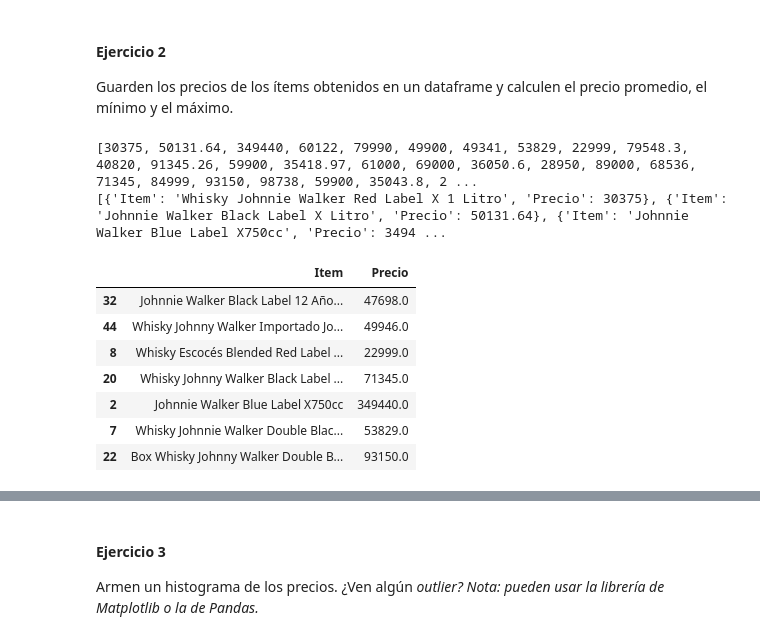
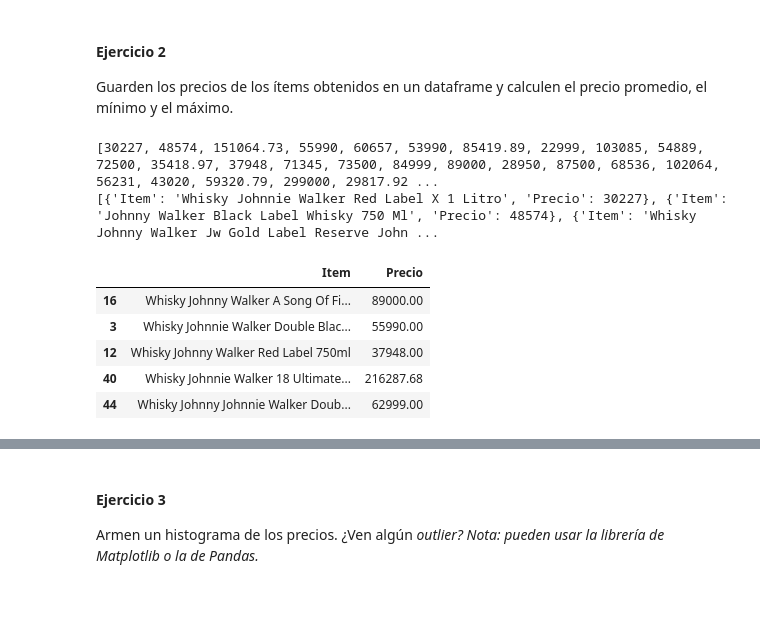
Before and after one commit to fedear402/E337-BD-TPS-G1, a Jupyter notebook: TP1/TP1 - Parte 2.ipynb, the cells around one changed output, grey strips where cells are left out. Drawn from its saved outputs; the diff is of its cells as text; code cells hidden in the pictures; blank space fills up the shorter version.

```diff
--- a/TP1/TP1 - Parte 2.ipynb
+++ b/TP1/TP1 - Parte 2.ipynb
@@ -53,34 +53,32 @@ Guarden los precios de los ítems obtenidos en un dataframe y calculen el precio
 # %%
 #Procedemos similarmente al punto anterior para formular un catalogo que incluya el nombre de las publicaciones junto a su precio.
 p = 0
 Precios=[]
 while p<len(data['results']):
     item = data['results'][p]['price']
     Precios.append(item)
     p=p+1
 print(Precios)
 #realizamos una lista llamada catalogo para unir a ella en forma de diccionario las variables pertenecientes a Precios y listado
 p = 0
 catalogo=[]
 while p<len(data['results']):
     catalogo.append({'Item':listado[p], 'Precio':Precios[p]})
 
     p=p+1
 print(catalogo)
 #Convertimos la lista en un dataframe con pandas
 catalogo_df=pd.DataFrame(catalogo)
-catalogo_df.sample(7)
+catalogo_df.sample(5)
 # %% [output]
-[30375, 50131.64, 349440, 60122, 79990, 49900, 49341, 53829, 22999, 79548.3, 40820, 91345.26, 59900, 35418.97, 61000, 69000, 36050.6, 28950, 89000, 68536, 71345, 84999, 93150, 98738, 59900, 35043.8, 2 ...
-[{'Item': 'Whisky Johnnie Walker Red Label X 1 Litro', 'Precio': 30375}, {'Item': 'Johnnie Walker Black Label X Litro', 'Precio': 50131.64}, {'Item': 'Johnnie Walker Blue Label X750cc', 'Precio': 3494 ...
+[30227, 48574, 151064.73, 55990, 60657, 53990, 85419.89, 22999, 103085, 54889, 72500, 35418.97, 37948, 71345, 73500, 84999, 89000, 28950, 87500, 68536, 102064, 56231, 43020, 59320.79, 299000, 29817.92 ...
+[{'Item': 'Whisky Johnnie Walker Red Label X 1 Litro', 'Precio': 30227}, {'Item': 'Johnny Walker Black Label Whisky 750 Ml', 'Precio': 48574}, {'Item': 'Whisky Johnny Walker Jw Gold Label Reserve John ...
 |  | Item | Precio |
-| 32 | Johnnie Walker Black Label 12 Año... | 47698.0 |
-| 44 | Whisky Johnny Walker Importado Jo... | 49946.0 |
-| 8 | Whisky Escocés Blended Red Label ... | 22999.0 |
-| 20 | Whisky Johnny Walker Black Label ... | 71345.0 |
-| 2 | Johnnie Walker Blue Label X750cc | 349440.0 |
-| 7 | Whisky Johnnie Walker Double Blac... | 53829.0 |
-| 22 | Box Whisky Johnny Walker Double B... | 93150.0 |
+| 16 | Whisky Johnny Walker A Song Of Fi... | 89000.00 |
+| 3 | Whisky Johnnie Walker Double Blac... | 55990.00 |
+| 12 | Whisky Johnny Walker Red Label 750ml | 37948.00 |
+| 40 | Whisky Johnnie Walker 18 Ultimate... | 216287.68 |
+| 44 | Whisky Johnny Johnnie Walker Doub... | 62999.00 |
 # %%
 #Utilizamos las funciones de los dataframes para buscar los valores deseados, marcando que los valores deben pertenecer a la columna de Precio
 media = catalogo_df['Precio'].mean()
```
Also changed, not shown: parts of 19 cells of this notebook, 1 other file.
